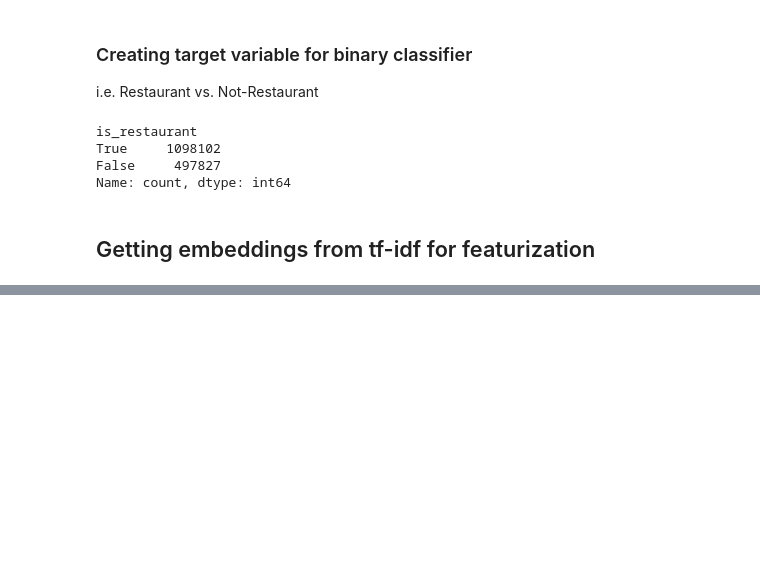
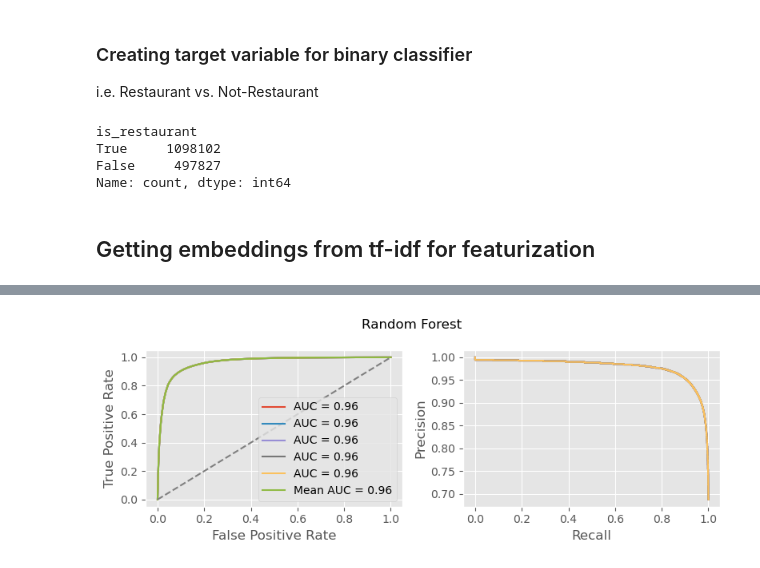
Before and after one commit to crredding/YelpDataset, a Jupyter notebook: RestaurantClassifier.ipynb, the cells around one changed output, grey strips where cells are left out. Cells and saved outputs as stored; diff of their text form; code cells hidden in the pictures; blank space fills up the shorter version.

```diff
--- a/RestaurantClassifier.ipynb
+++ b/RestaurantClassifier.ipynb
@@ -143,0 +157,47 @@ Please also refer to the documentation for alternative solver options:
+# %%
+# I'm selecting a few subsample sets from the training set, given the size of the data and training time.
+# Ideally I would do some K-Fold cross-validation here and later hyper-parameter tuning, but for time-constraints
+# I decided against it.
+#sklearn.model_selection.ShuffleSplit could be a good way to do this as well
+num_slices = 5
+max_dataset = 100000
+indices_dict = dict()
+for i in range(num_slices):
+    indices_dict[i] = np.random.choice(tfidf.shape[0], size=max_dataset, replace=True)
+# %%
+# Starting with default values
+fprs = []
+tprs = []
+precs = []
+recalls = []
+aucs = []
+
+for i in range(num_slices):
+    rf = RandomForestClassifier(bootstrap=True, n_jobs=-1, random_state=42)
+    rf.fit(tfidf[indices_dict[0]], y_train[indices_dict[0]])
+    y_pred_score = rf.predict_proba(tfidf_test)
+    fpr, tpr, _ = roc_curve(y_test, y_pred_score[:,1], pos_label=rf.classes_[1])
+    prec, recall, _ = precision_recall_curve(y_test, y_pred_score[:,1], pos_label=rf.classes_[1])
+    auc = roc_auc_score(y_test, y_pred_score[:,1])
+    fprs.append(fpr)
+    tprs.append(tpr)
+    precs.append(prec)
+    recalls.append(recall)
+    aucs.append(auc)
+# %%
+auc = roc_auc_score(y_test, y_pred_score[:,1])
+fig, axs = plt.subplots(1, 2, figsize=(8, 3))
+for i in range(num_slices):
+    RocCurveDisplay(fpr=fprs[i], tpr=tprs[i], roc_auc=aucs[i]).plot(axs[0])
+    PrecisionRecallDisplay(precision=precs[i], recall=recalls[i]).plot(axs[1])
+RocCurveDisplay(fpr=pd.DataFrame(fprs).mean(axis=0).values,
+            tpr=pd.DataFrame(tprs).mean(axis=0).values,
+            roc_auc=np.array(aucs).mean()).plot(axs[0],
+                                                label='Mean AUC = {}'.format(round(np.array(aucs).mean(),
+                                                                                  2)))
+axs[0].plot((0,1), (0,1), ls='--', c='gray')
+fig.suptitle('Random Forest')
+plt.tight_layout()
+plt.show()
+# %% [output]
+[figure, added]
```
Also changed, not shown: parts of 21 cells of this notebook.
